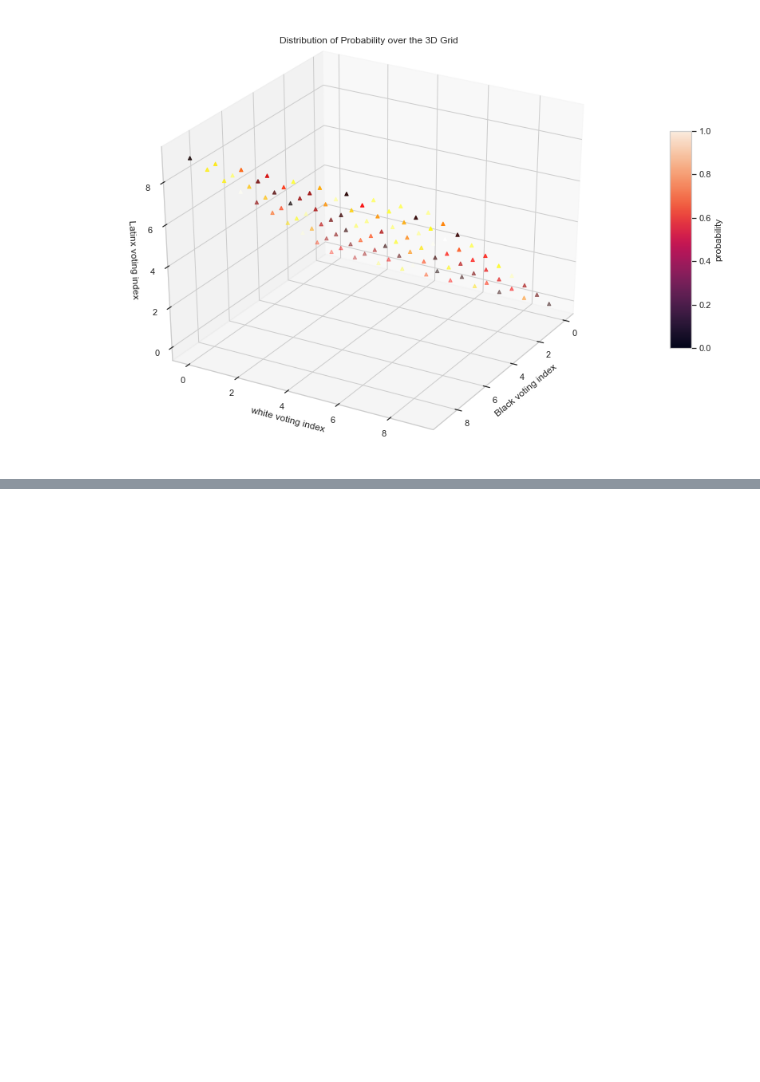
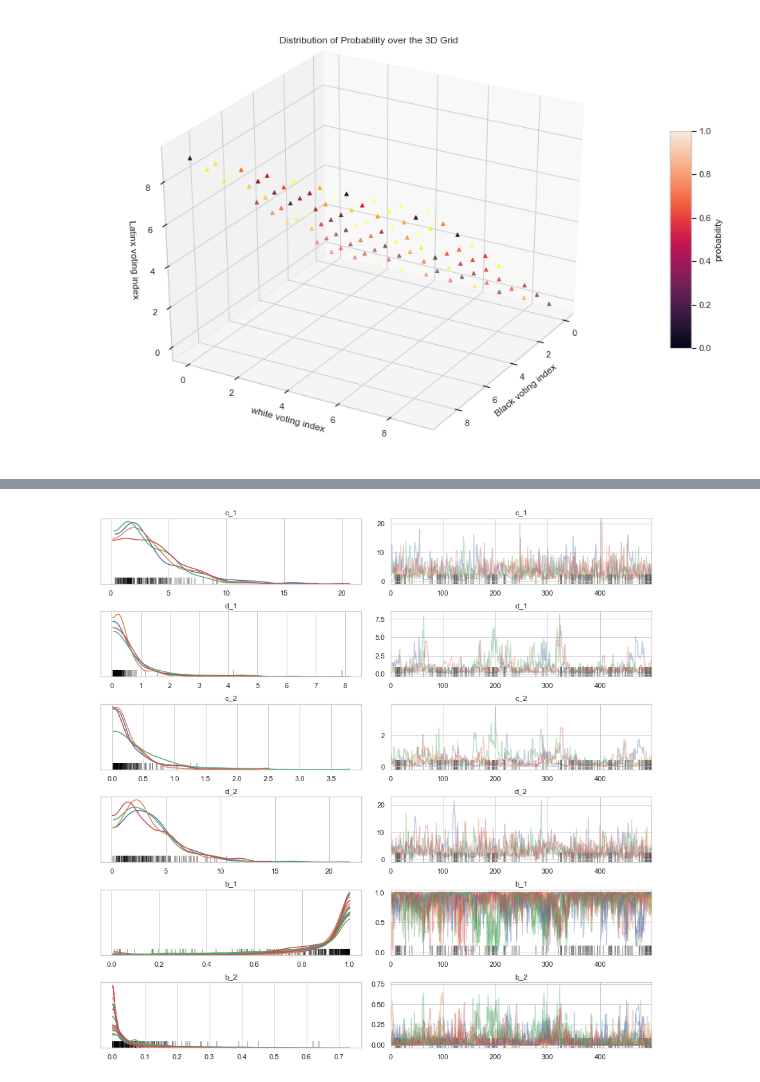
Before and after one commit to hangulu/thesis, a Jupyter notebook: methods.ipynb, the cells around one changed output, grey strips where cells are left out. Drawn from its saved outputs; the diff is of its cells as text; code cells hidden in the pictures; blank space fills up the shorter version.

```diff
--- a/methods.ipynb
+++ b/methods.ipynb
@@ -768,0 +783,41 @@ visualize_3d_grid(test_results_with_elec['best_grid'], test_demo)
+# %%
+def ei_two_by_two(demo_pcts, candidate_pcts, precint_populations, lmbda=0.5):
+    """
+    Run King's Ecological Inference method on
+    a 2x2 example (2 demographic groups).
+
+    group_demo_pcts (NumPy array): the percentage of people in the
+    demographic group for each precinct
+    group_voting_pcts (NumPy array): the percentage of people in the
+    demographic group who voted for a candidate
+    precint_populations (NumPy array): the populations of the
+    precincts
+    lmbda (float):
+
+    return: the probabilistic model
+    """
+    demo_counts = candidate_pcts * precint_populations
+    # Number of populations
+    p = len(precint_populations)
+    with pm.Model() as model:
+        c_1 = pm.Exponential('c_1', lmbda)
+        d_1 = pm.Exponential('d_1', lmbda)
+        c_2 = pm.Exponential('c_2', lmbda)
+        d_2 = pm.Exponential('d_2', lmbda)
+
+        b_1 = pm.Beta('b_1', alpha=c_1, beta=d_1, shape=p)
+        b_2 = pm.Beta('b_2', alpha=c_2, beta=d_2, shape=p)
+
+        theta = demo_pcts * b_1 + (1 - demo_pcts) * b_2
+        Tprime = pm.Binomial('Tprime', n=precint_populations , p=theta, observed=demo_counts)
+    return model
+# %%
+# Model four districts
+group_demo_pcts = np.array([.1, .2, .3, .4])
+group_voting_pcts = np.array([.11, .18, .34, .4])
+precint_populations = np.array([100, 100, 100, 100])
+# %%
+toy_model = ei_two_by_two(group_demo_pcts, group_voting_pcts, precint_populations)
+
+with toy_model:
+    toy_trace = pm.sample()
@@ -768,0 +837,5 @@ visualize_3d_grid(test_results_with_elec['best_grid'], test_demo)
+# %%
+# Plot the traces
+pm.traceplot(toy_trace);
+# %% [output]
+[figure, added]
```
Also changed, not shown: parts of 20 cells of this notebook.
